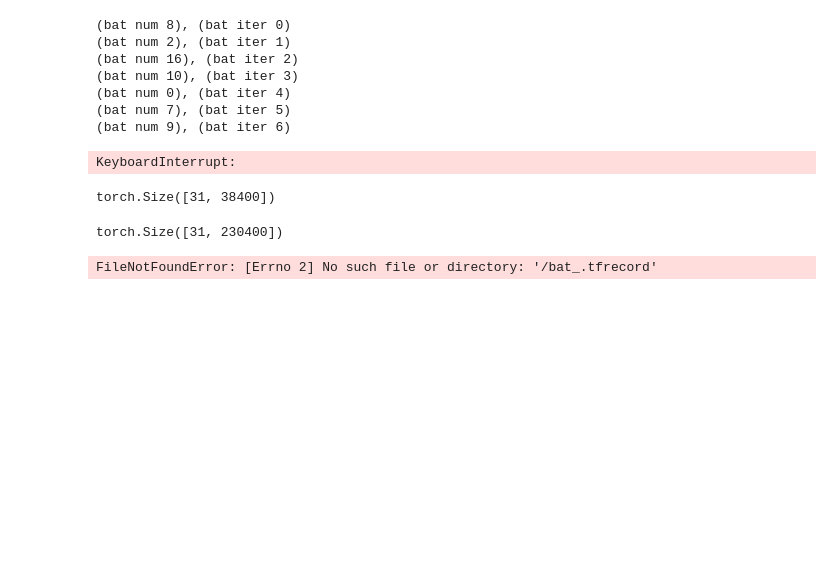
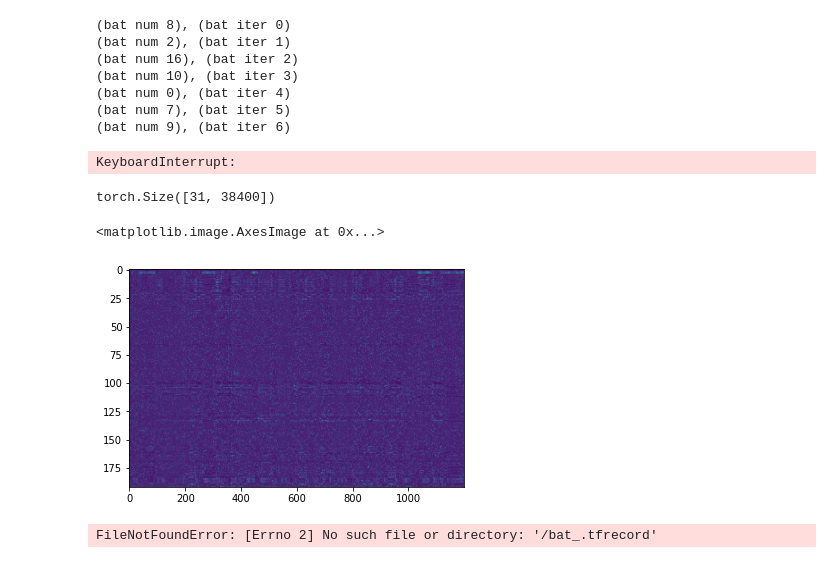
Before and after one commit to RichieHakim/NMA-project, a Jupyter notebook: CNN.ipynb, the cells around one changed output. Drawn from its saved outputs; the diff is of its cells as text; code cells hidden in the pictures; blank space fills up the shorter version.

```diff
--- a/CNN.ipynb
+++ b/CNN.ipynb
@@ -83,6 +83,7 @@ for i_bat, bat_num in enumerate(tqdm(torch.randperm(n_bats))):
 (bat num 17), (iter 19)
 # %%
 import numpy as np
+import matplotlib.pyplot as plt
 from tqdm.notebook import tqdm
 from pathlib import Path
 import torch
@@ -135,6 +136,11 @@ for epoch in range(n_epochs):
                 inputs_rs = torch.reshape(data['inputs'], rs_shape)
                 rs_shape = [data['labels'].shape[0], int(data['labels'].shape[1] / n_letters), n_letters]
                 labels_rs = torch.reshape(data['labels'], rs_shape)
+
+                inputs_train = inputs_rs[idx_train]
+                labels_train = labels_rs[idx_train]
+                inputs_val = inputs_rs[idx_val]
+                labels_val = labels_rs[idx_val]
 # %% [output]
 using day: t5.2019.12.20, (day num 5), (day iter 0)
 (bat num 15), (bat iter 0)
@@ -166,10 +172,13 @@ KeyboardInterrupt:
 data['labels'].shape
 # %% [output]
 torch.Size([31, 38400])
-# %%
-data['inputs'].shape
-# %% [output]
-torch.Size([31, 230400])
+# %%
+import matplotlib.pyplot as plt
+plt.figure()
+plt.imshow(inputs_rs[0].T, aspect='auto')
+# %% [output]
+<matplotlib.image.AxesImage at 0x...>
+[figure, added]
 # %%
 import torch
 from tfrecord.torch.dataset import MultiTFRecordDataset
```
